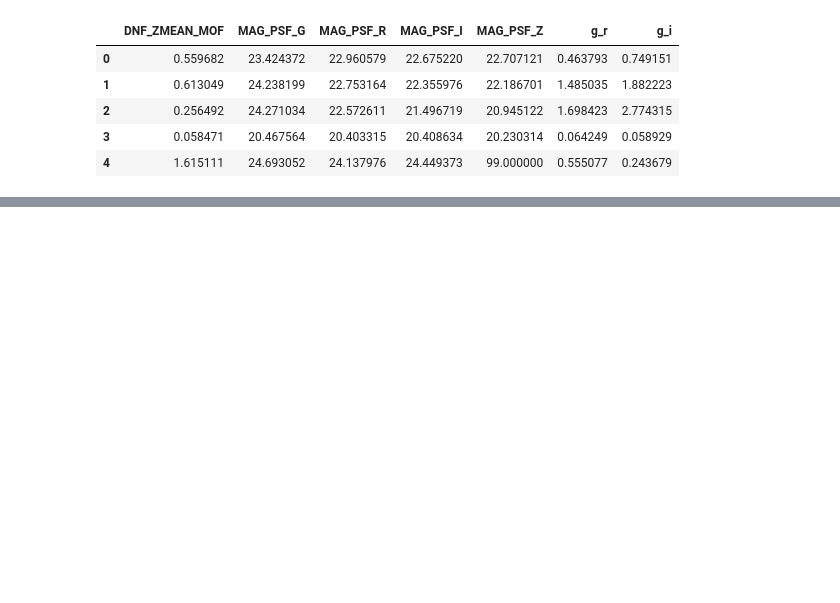
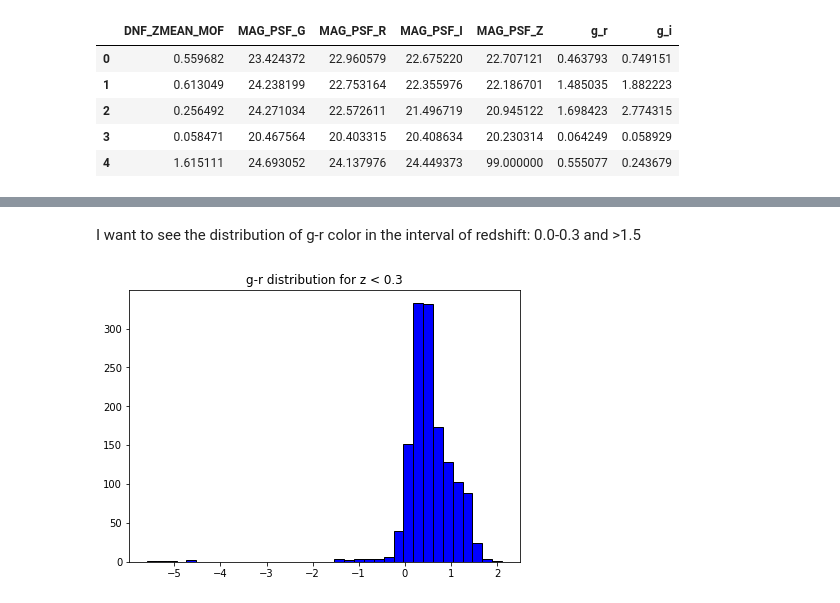
Before and after one commit to JimenaGonzalez/Simulations-Double-Source-Gravitational-Lensing, a Jupyter notebook: color_distribution/ColorDistribution.ipynb, the cells around one changed output, grey strips where cells are left out. Cells and saved outputs as stored; diff of their text form; code cells hidden in the pictures; blank space fills up the shorter version.

```diff
--- a/color_distribution/ColorDistribution.ipynb
+++ b/color_distribution/ColorDistribution.ipynb
@@ -51,0 +54,10 @@ plt.show()
+# %% [markdown]
+I want to see the distribution of g-r color in the interval of redshift: 0.0-0.3 and >1.5
+# %%
+colors_1 = colors[colors['DNF_ZMEAN_MOF'] < 0.3]
+plt.figure(figsize=(7,5))
+plt.title('g-r distribution for z < 0.3')
+plt.hist(colors_1['g_r'], color = 'blue', edgecolor = 'black', bins = int(180/5))
+plt.show()
+# %% [output]
+[figure, added]
```
Also changed, not shown: parts of 6 cells of this notebook.
